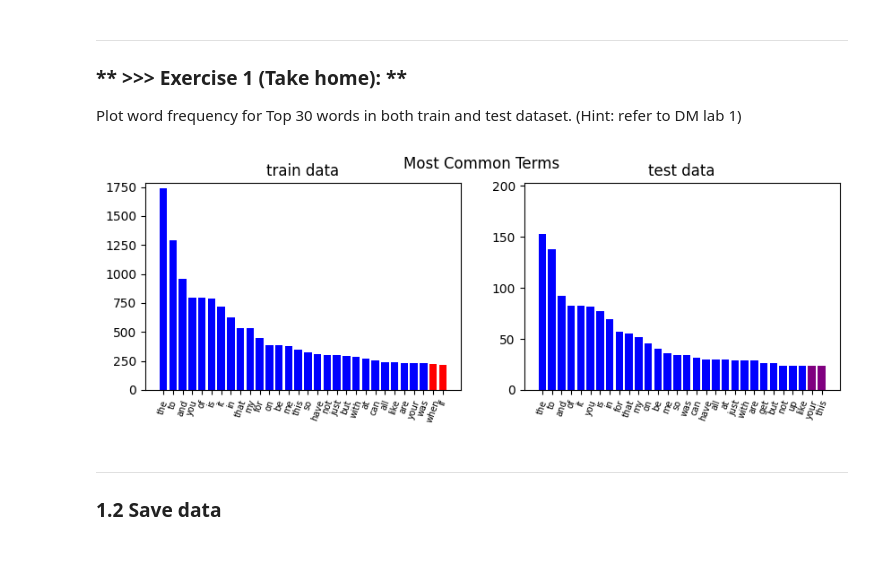
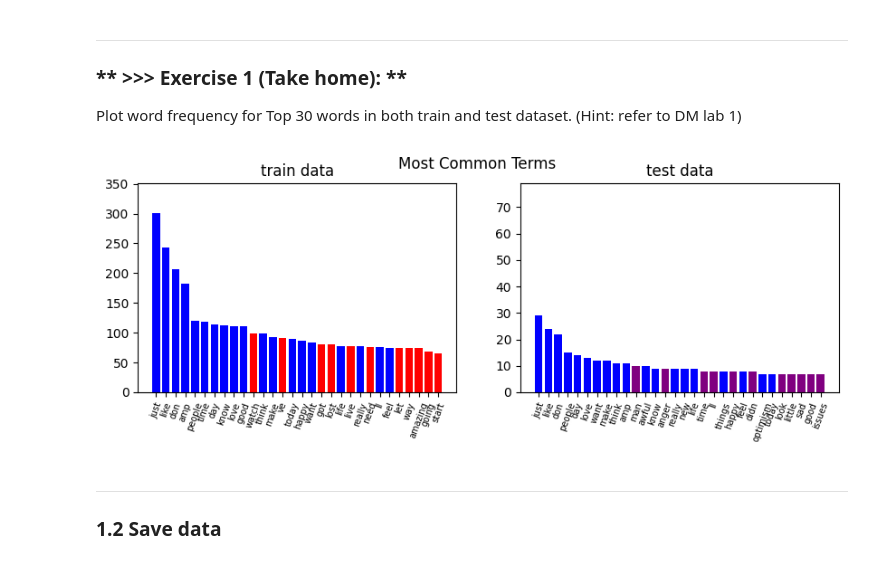
Before and after one commit to Hadar-N/DM2023-Lab2-Master, a Jupyter notebook: DM2023-Lab2-Master.ipynb, the cells around one changed output. Drawn from its saved outputs; the diff is of its cells as text; code cells hidden in the pictures.

```diff
--- a/DM2023-Lab2-Master.ipynb
+++ b/DM2023-Lab2-Master.ipynb
@@ -124,12 +124,14 @@ Plot word frequency for Top 30 words in both train and test dataset. (Hint: refe
 import numpy as np
 from sklearn.feature_extraction.text import CountVectorizer
 import matplotlib.pyplot as plt
+import nltk
 
 %matplotlib inline
 
 TERMS_PER_PLOT = 30
-count_vect_train = CountVectorizer()
-count_vect_test = CountVectorizer()
+count_vect_train = CountVectorizer(stop_words='english')
+count_vect_test = CountVectorizer(stop_words='english')
+
 train_counts = count_vect_train.fit_transform(train_df.text) #learn the vocabulary and return document-term matrix
 test_counts = count_vect_test.fit_transform(test_df.text) #learn the vocabulary and return document-term matrix
 
@@ -144,36 +146,34 @@ bar_df_test = pd.DataFrame(dict(
     term = count_vect_test.get_feature_names_out(),
     count = term_frequencies_test)).sort_values(by="count", ascending=False)
 
 ylim = bar_df_train["count"].max() + 50
 ylim_test = bar_df_test["count"].max() + 50
 s1=bar_df_train["term"][:30]
 s2=bar_df_test["term"][:30]
 
 set_1_unique_words = set(s1)-set(s2)
 set_2_unique_words = set(s2)-set(s1)
 colors_s_1 = [("red" if word in set_1_unique_words else "blue") for word in s1]
 colors_s_2 = [("purple" if word in set_1_unique_words else "blue") for word in s1]
 
 f = plt.figure(figsize=(10,3))
 f.suptitle('Most Common Terms')
 
 ax = f.add_subplot(121)
 ax.bar(s1, bar_df_train["count"][:30], color=colors_s_1)
 ax.set_title("train data")
 ax.set_ylim(0,ylim)
 ax.tick_params(axis='x', rotation=70, labelsize= 7)
 
 ax2 = f.add_subplot(122)
 ax2.bar(s2, bar_df_test["count"][:30], color=colors_s_2)
 ax2.set_title("test data")
 ax2.set_ylim(0,ylim_test)
 ax2.tick_params(axis='x', rotation=70, labelsize= 7)
 
 plt.show()
-# TODO: merge charts?
-# TODO: remove stopwords!
 # %% [output]
-[figure, old version]
+[figure, new version]
 # %% [markdown]
 ---
 ### 1.2 Save data
```
Also changed, not shown: parts of 20 cells of this notebook, 3 other files.
